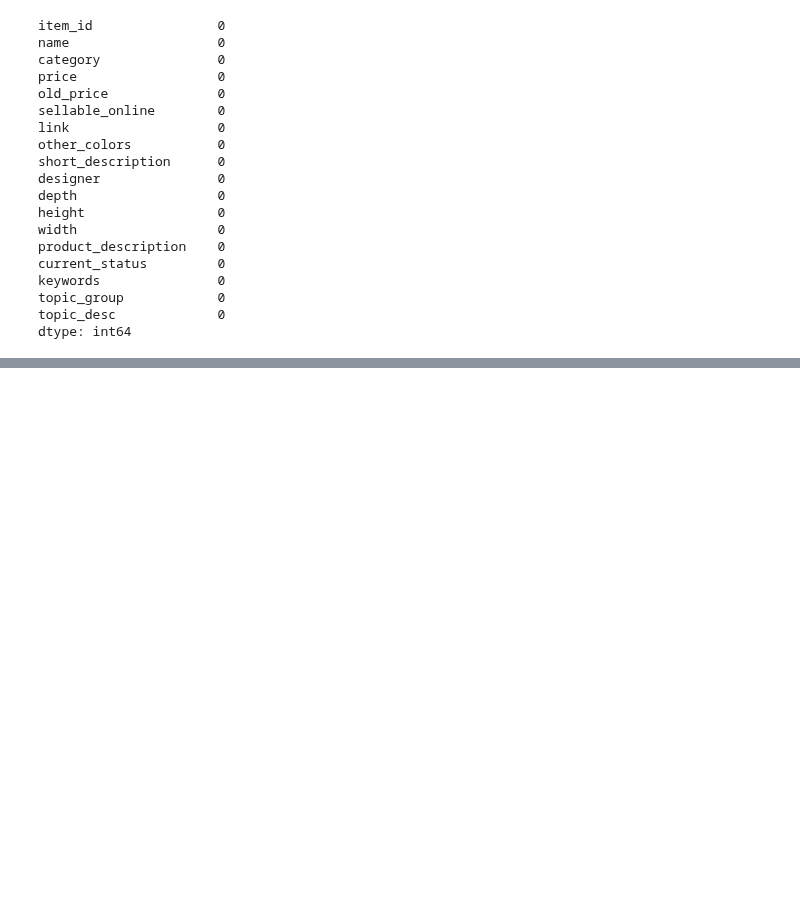
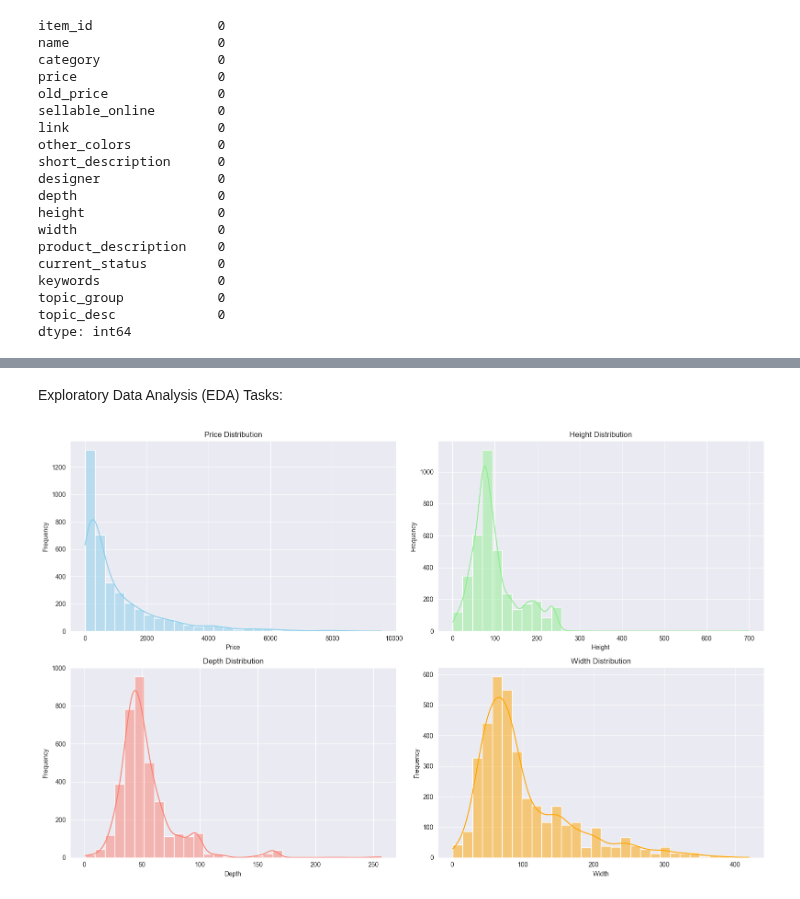
Before and after one commit to Sevinj-joy/Matplotlib_examples, a Jupyter notebook: IKEA/ikea_analysis.ipynb, the cells around one changed output, grey strips where cells are left out. Saved outputs shown, nothing was run; the diff lists cells and outputs as text; code cells hidden in the pictures; blank space fills up the shorter version.

```diff
--- a/IKEA/ikea_analysis.ipynb
+++ b/IKEA/ikea_analysis.ipynb
@@ -350,0 +370,33 @@ dtype: int64
+# %% [markdown]
+Exploratory Data Analysis (EDA) Tasks:
+# %%
+plt.figure(figsize=(16, 10))
+
+plt.subplot(2, 2, 1)
+sns.histplot(data['price'], kde=True, color='skyblue', bins=30)
+plt.title('Price Distribution')
+plt.xlabel('Price')
+plt.ylabel('Frequency')
+
+plt.subplot(2, 2, 2)
+sns.histplot(data['height'], kde=True, color='lightgreen', bins=30)
+plt.title('Height Distribution')
+plt.xlabel('Height')
+plt.ylabel('Frequency')
+
+plt.subplot(2, 2, 3)
+sns.histplot(data['depth'], kde=True, color='salmon', bins=30)
+plt.title('Depth Distribution')
+plt.xlabel('Depth')
+plt.ylabel('Frequency')
+
+plt.subplot(2, 2, 4)
+sns.histplot(data['width'], kde=True, color='orange', bins=30)
+plt.title('Width Distribution')
+plt.xlabel('Width')
+plt.ylabel('Frequency')
+
+plt.tight_layout()
+plt.show()
+# %% [output]
+[figure, added]
```
Also changed, not shown: parts of 6 cells of this notebook.
